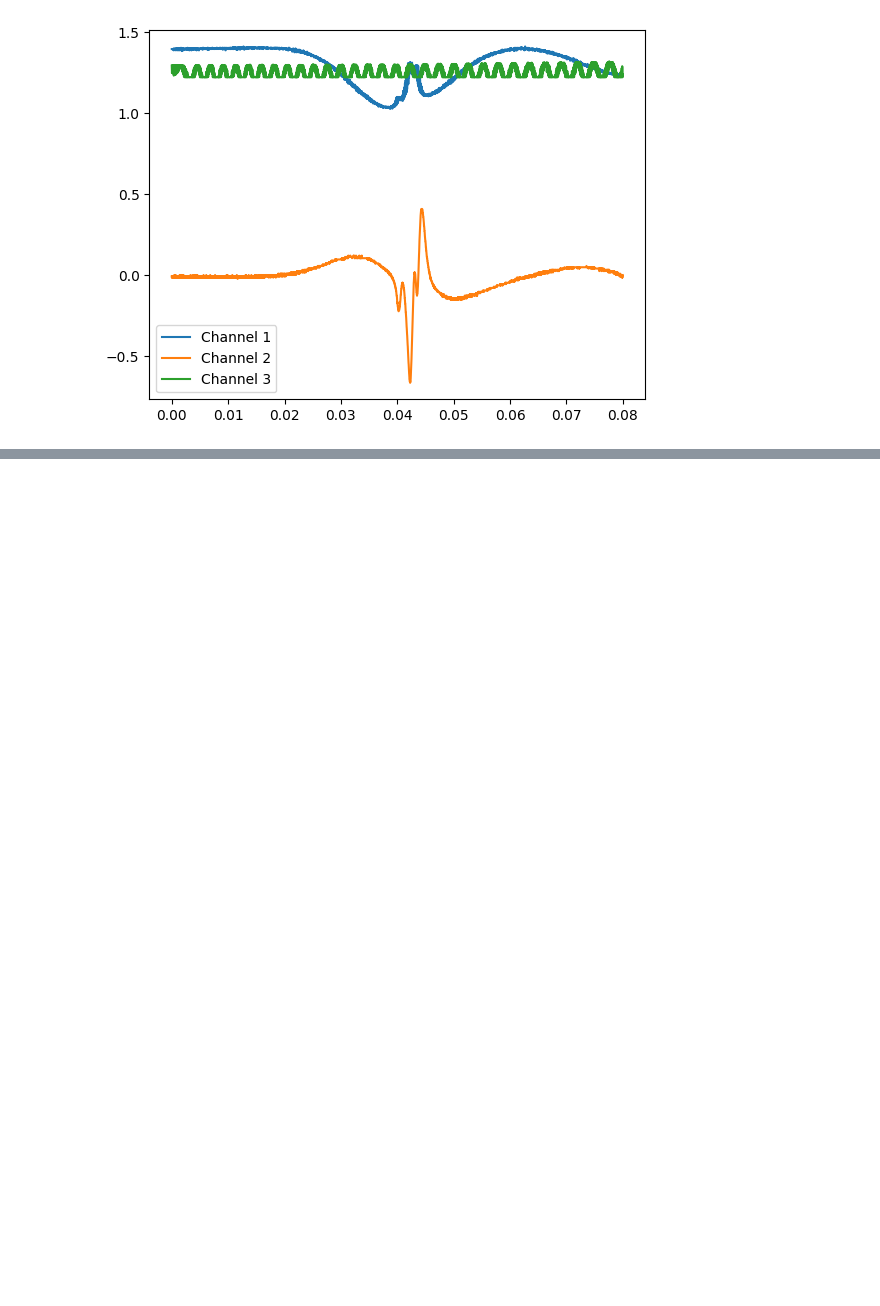
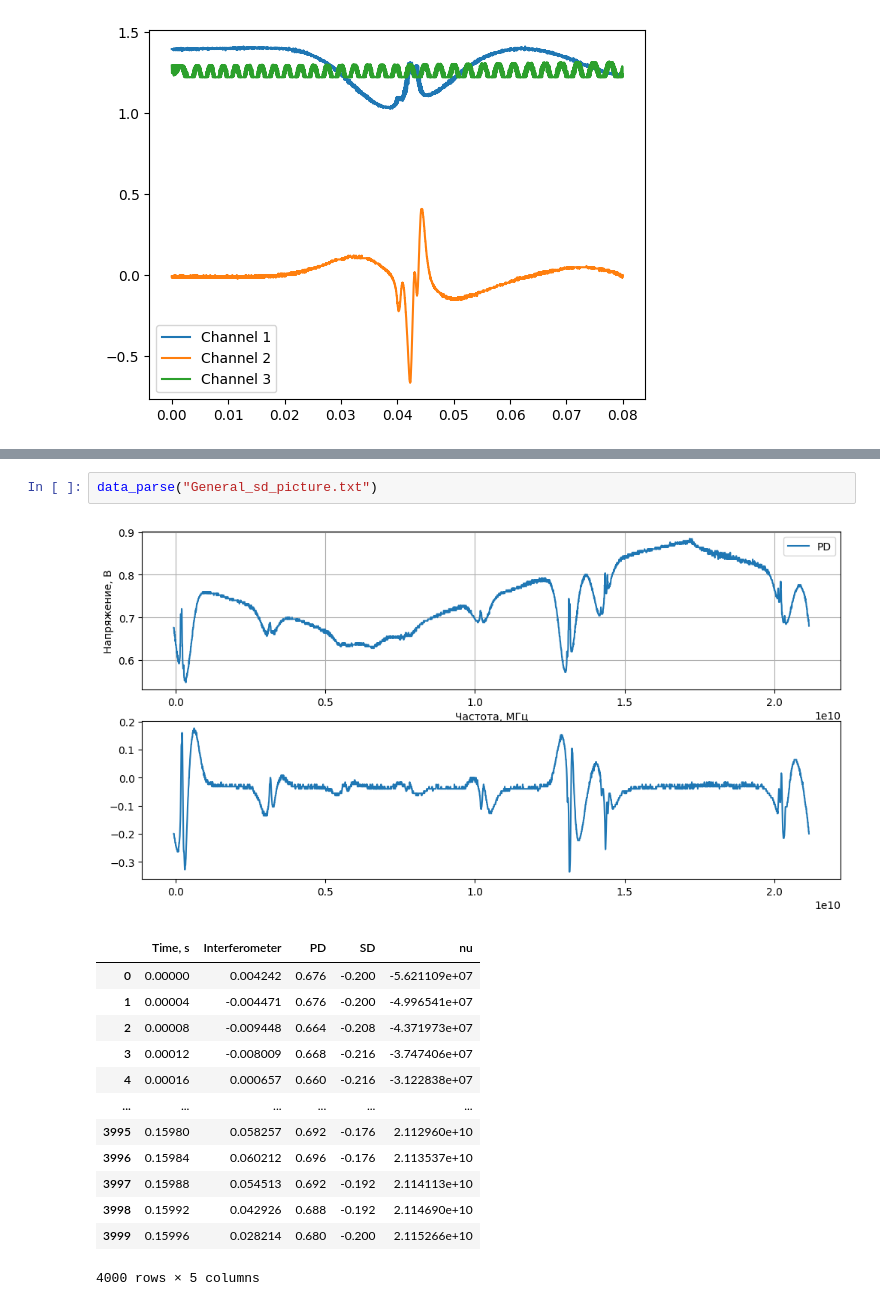
Before and after one commit to RedBrean/term2, a Jupyter notebook: term6/labs/Rb_II_data/rb.ipynb, the cells around one changed output, grey strips where cells are left out. Saved outputs shown, nothing was run; the diff lists cells and outputs as text; blank space fills up the shorter version.

```diff
--- a/term6/labs/Rb_II_data/rb.ipynb
+++ b/term6/labs/Rb_II_data/rb.ipynb
@@ -175,0 +193,17 @@ data_parse("87f2.txt")
+# %%
+data_parse("General_sd_picture.txt")
+# %% [output]
+[figure, added]
+|  | Time, s | Interferometer | PD | SD | nu |
+| 0 | 0.00000 | 0.004242 | 0.676 | -0.200 | -5.621109e+07 |
+| 1 | 0.00004 | -0.004471 | 0.676 | -0.200 | -4.996541e+07 |
+| 2 | 0.00008 | -0.009448 | 0.664 | -0.208 | -4.371973e+07 |
+| 3 | 0.00012 | -0.008009 | 0.668 | -0.216 | -3.747406e+07 |
+| 4 | 0.00016 | 0.000657 | 0.660 | -0.216 | -3.122838e+07 |
+| ... | ... | ... | ... | ... | ... |
+| 3995 | 0.15980 | 0.058257 | 0.692 | -0.176 | 2.112960e+10 |
+| 3996 | 0.15984 | 0.060212 | 0.696 | -0.176 | 2.113537e+10 |
+| 3997 | 0.15988 | 0.054513 | 0.692 | -0.192 | 2.114113e+10 |
+| 3998 | 0.15992 | 0.042926 | 0.688 | -0.192 | 2.114690e+10 |
+| 3999 | 0.15996 | 0.028214 | 0.680 | -0.200 | 2.115266e+10 |
+4000 rows × 5 columns
```
Also changed, not shown: parts of 1 cell of this notebook.
